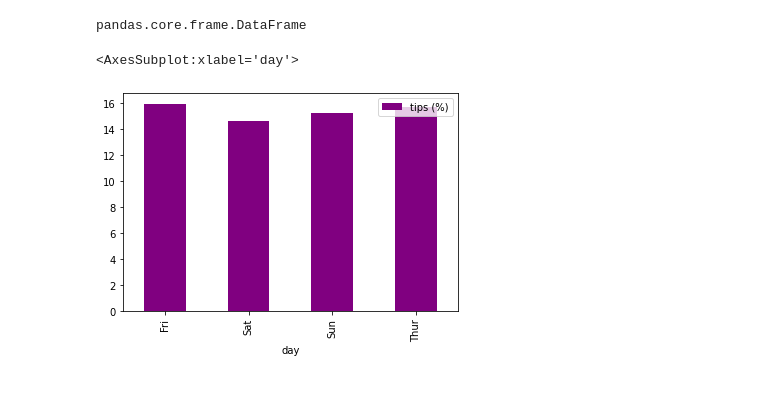
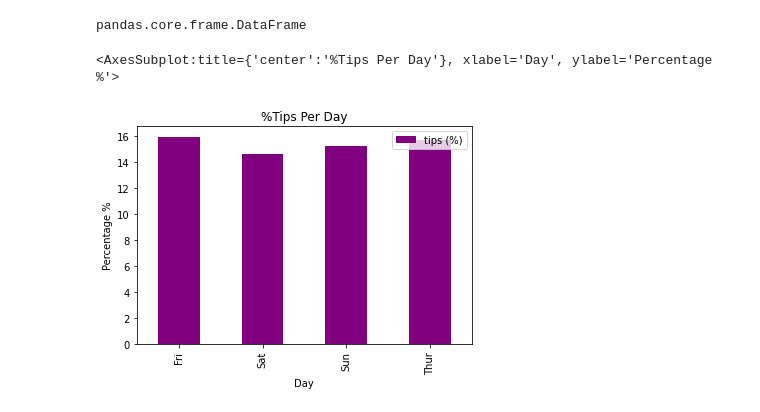
Before and after one commit to catstacks/TDADSBootcamp, a Jupyter notebook: IntroPandas.ipynb, the cells around one changed output. Cells and saved outputs as stored; diff of their text form; code cells hidden in the pictures.

```diff
--- a/IntroPandas.ipynb
+++ b/IntroPandas.ipynb
@@ -123,7 +123,7 @@ type(tipdaypercentage)
 pandas.core.frame.DataFrame
 # %%
 fig, ax = plt.subplots()
-tipdaypercentage.plot(kind='bar', x='day', y='tips (%)', ax = ax, color='purple')
+tipdaypercentage.plot(kind='bar', x='day', y='tips (%)', ax = ax, color='purple', title='%Tips Per Day', ylabel='Percentage %', xlabel='Day')
 # %% [output]
-<AxesSubplot:xlabel='day'>
+<AxesSubplot:title={'center':'%Tips Per Day'}, xlabel='Day', ylabel='Percentage %'>
-[figure, old version]
+[figure, new version]
```
Also changed, not shown: parts of 5 cells of this notebook.
